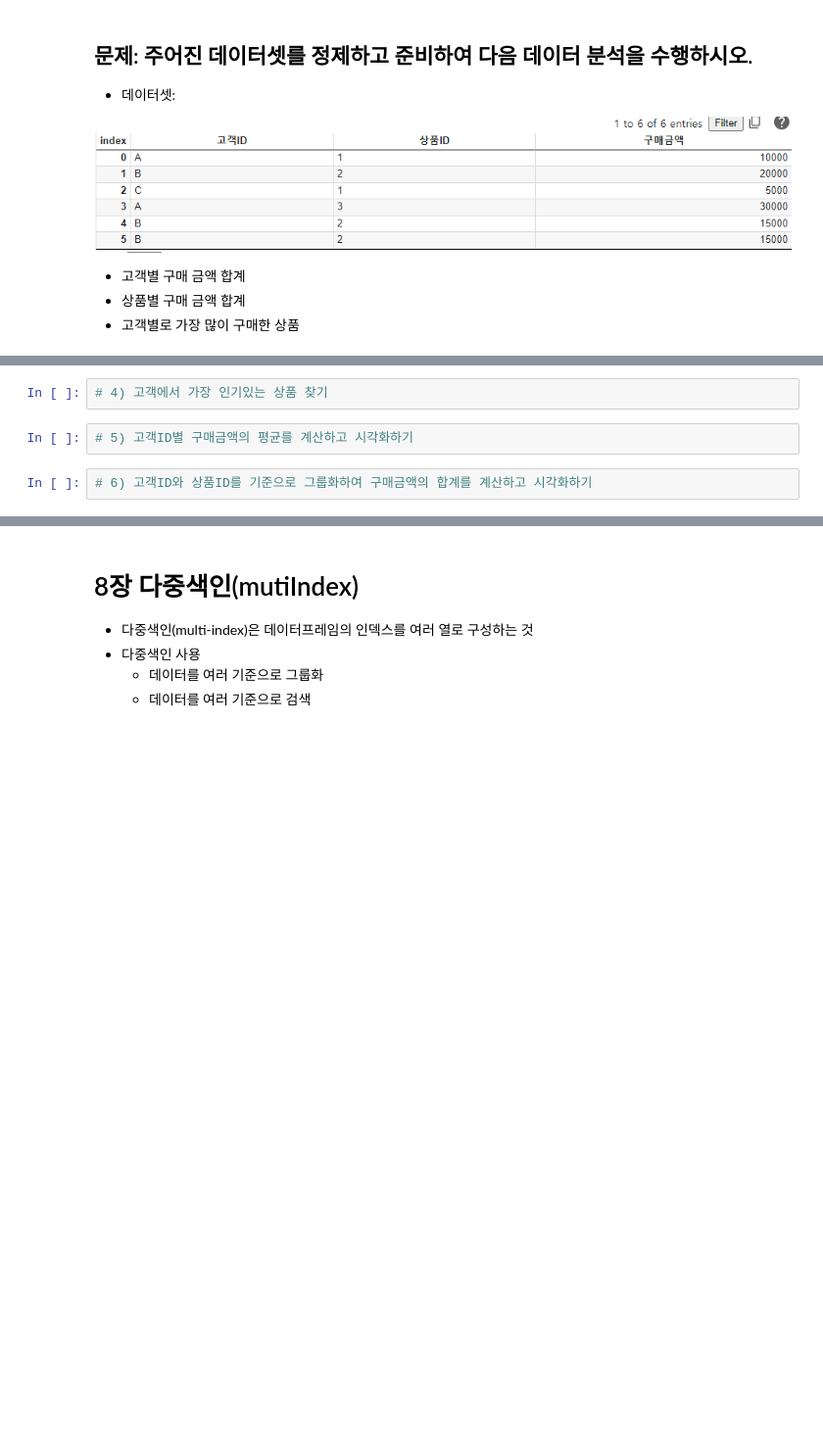
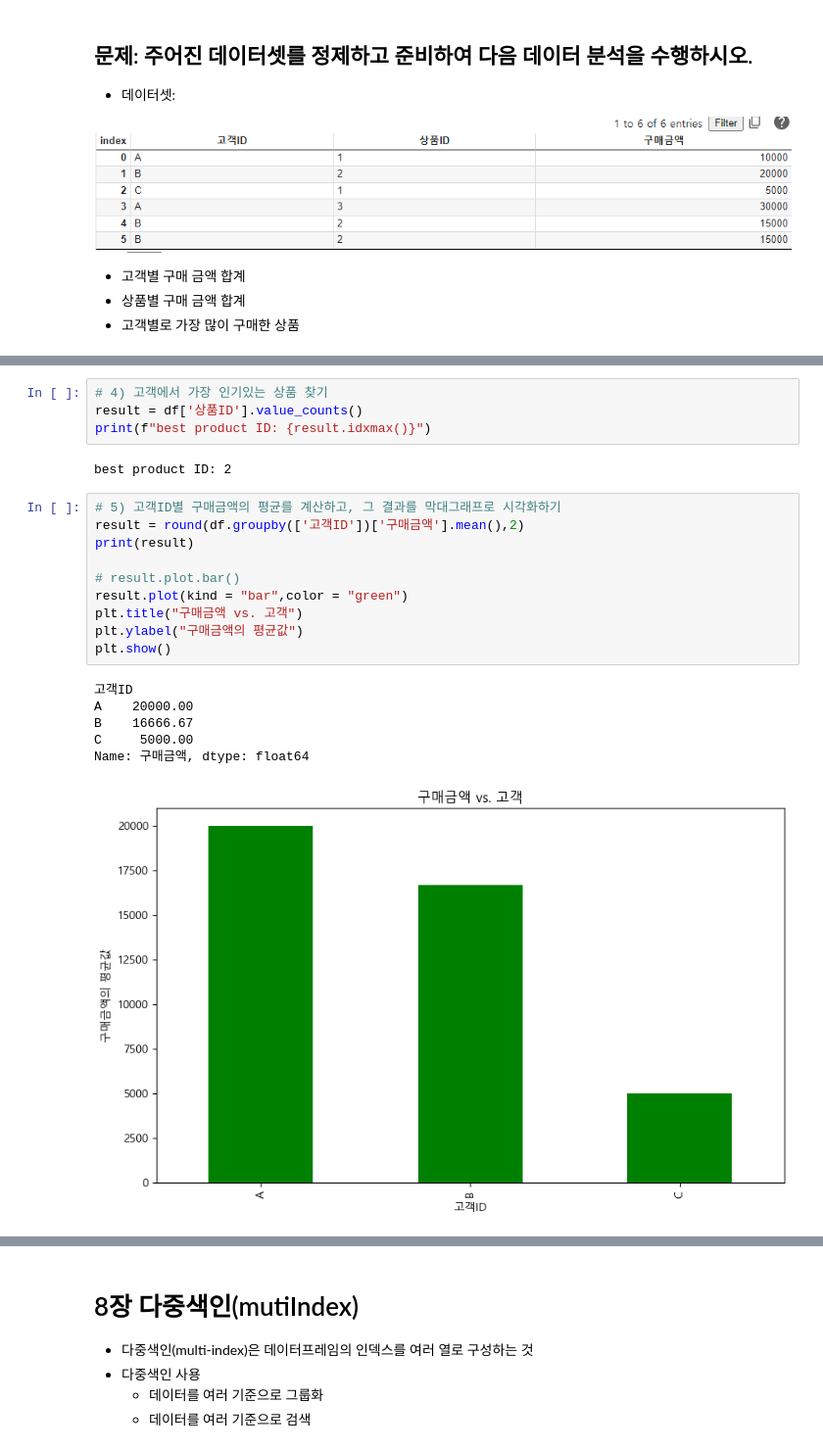
Before and after one commit to parkjin0589/python_basic_2, a Jupyter notebook: data_analysis_05_01_class.ipynb, the cells around one changed output, grey strips where cells are left out. Shown at 98% size. Saved outputs shown, nothing was run; the diff lists cells and outputs as text; blank space fills up the shorter version.

```diff
--- a/data_analysis_05_01_class.ipynb
+++ b/data_analysis_05_01_class.ipynb
@@ -209,6 +225,23 @@ df
 # %%
 # 4) 고객에서 가장 인기있는 상품 찾기
+result = df['상품ID'].value_counts()
+print(f"best product ID: {result.idxmax()}")
+# %% [output]
+best product ID: 2
-# %%
-# 5) 고객ID별 구매금액의 평균를 계산하고 시각화하기
-# %%
-# 6) 고객ID와 상품ID를 기준으로 그룹화하여 구매금액의 합계를 계산하고 시각화하기
+# %%
+# 5) 고객ID별 구매금액의 평균를 계산하고, 그 결과를 막대그래프로 시각화하기
+result = round(df.groupby(['고객ID'])['구매금액'].mean(),2)
+print(result)
+
+# result.plot.bar()
+result.plot(kind = "bar",color = "green")
+plt.title("구매금액 vs. 고객")
+plt.ylabel("구매금액의 평균값")
+plt.show()
+# %% [output]
+고객ID
+A    20000.00
+B    16666.67
+C     5000.00
+Name: 구매금액, dtype: float64
+[figure, added]
```
Also changed, not shown: parts of 38 cells of this notebook, 12 other files.
